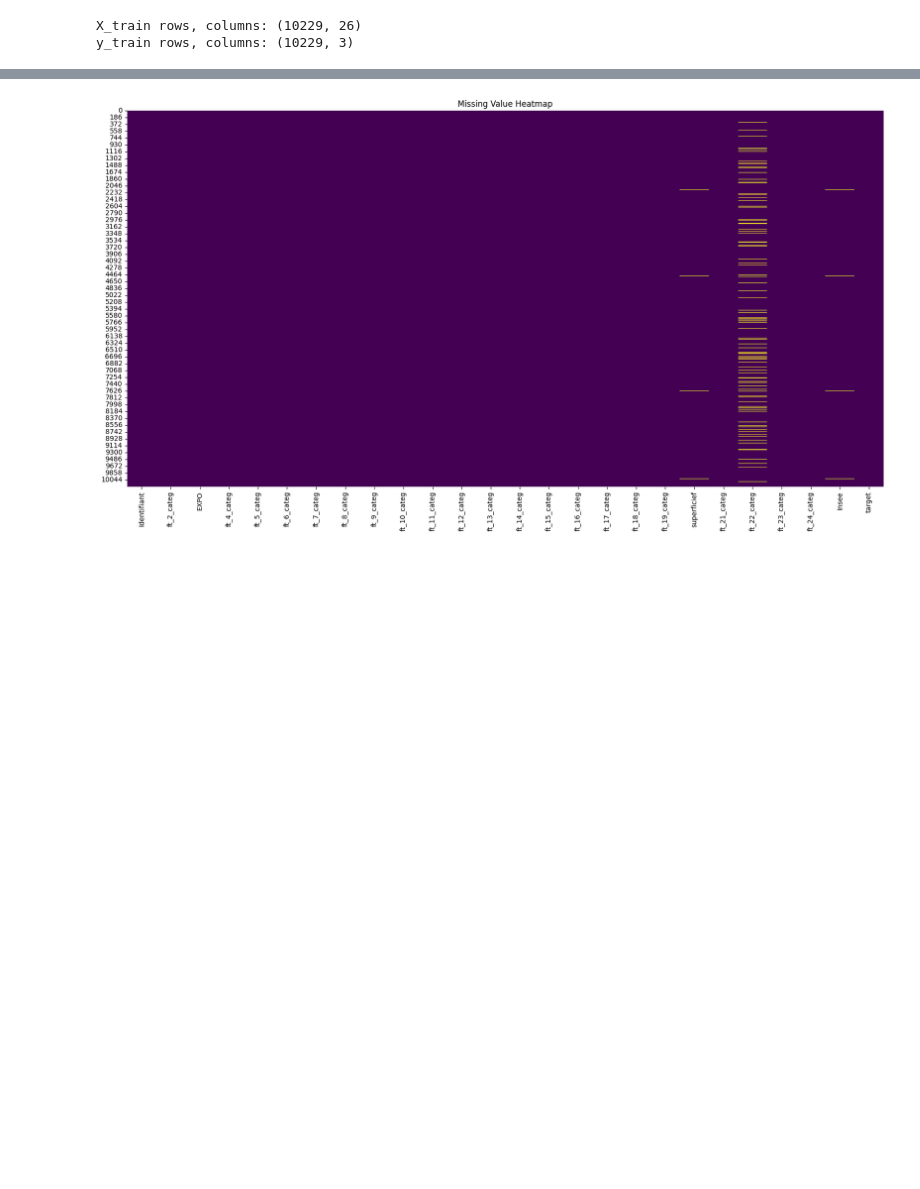
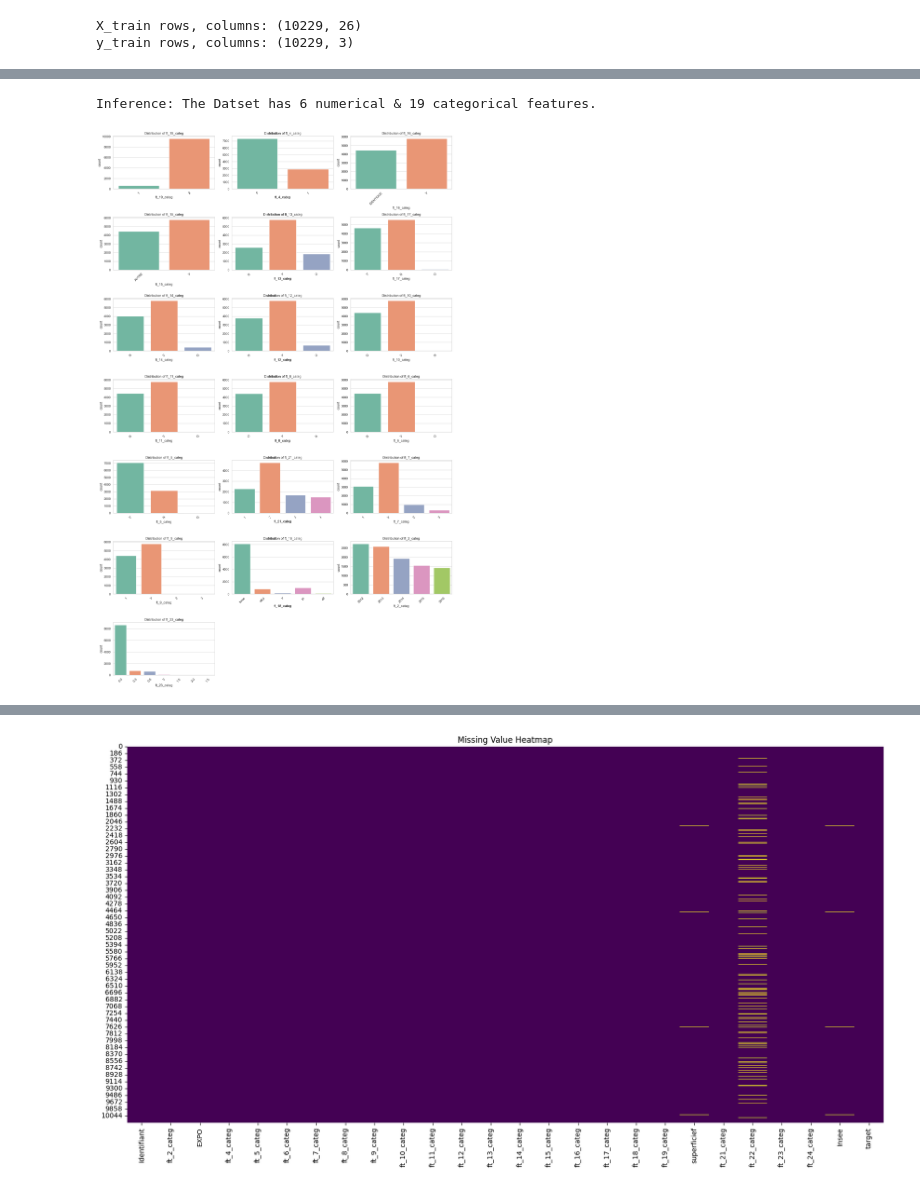
Before and after one commit to MouadBouaicha/Building-Claim-Prediction, a Jupyter notebook: main.ipynb, the cells around one changed output, grey strips where cells are left out. Cells and saved outputs as stored; diff of their text form; code cells hidden in the pictures; blank space fills up the shorter version.

```diff
--- a/main.ipynb
+++ b/main.ipynb
@@ -20,6 +20,10 @@ X_train rows, columns: (10229, 26)
 y_train rows, columns: (10229, 3)
 # %%
 # Merge the DataFrames on 'Identifiant'
-merged_df = pd.merge(X_train, y_train, on='Identifiant')
-merged_df.drop(columns=['Unnamed: 0_x', 'Unnamed: 0_y'], inplace=True)
-merged_df.to_csv('merged_data.csv', index=False)
+df = pd.merge(X_train, y_train, on='Identifiant')
+df.drop(columns=['Unnamed: 0_x', 'Unnamed: 0_y'], inplace=True)
+df.to_csv('merged_data.csv', index=False)
+# %%
+target = 'target'
+labels = ['Claimed','Not Claimed']
+features = [i for i in df.columns.values if i not in ["Identifiant", target]]
@@ -25,0 +99,33 @@ merged_df.to_csv('merged_data.csv', index=False)
+# %%
+nu = df[features].nunique().sort_values()
+nf = []; cf = []; nnf = 0; ncf = 0; #numerical & categorical features
+
+for i in range(df[features].shape[1]):
+    if nu.values[i]<=7:cf.append(nu.index[i])
+    else: nf.append(nu.index[i])
+
+print('\n\033[1mInference:\033[0m The Datset has {} numerical & {} categorical features.'.format(len(nf),len(cf)))
+# %% [output]
+Inference: The Datset has 6 numerical & 19 categorical features.
+# %%
+
+# Set the number of plots per row
+plots_per_row = 3  # Adjust based on your preference and screen size
+
+# Calculate the required number of rows to accommodate all categorical features
+num_rows = len(cf) // plots_per_row + (len(cf) % plots_per_row > 0)
+
+# Set the overall figure size
+plt.figure(figsize=(18, num_rows * 4))  # Width, Height - adjust as needed
+
+# Loop through the list of categorical features to create subplots
+for i, feature in enumerate(cf):
+    plt.subplot(num_rows, plots_per_row, i + 1)  # Rows, Columns, Plot number
+    sns.countplot(x=feature, data=df, palette='Set2')
+    plt.title(f'Distribution of {feature}')
+    plt.xticks(rotation=45)  # Rotate the labels to avoid overlap
+
+plt.tight_layout()  # Adjust the layout to prevent overlap
+plt.show()
+# %% [output]
+[figure, added]
```
Also changed, not shown: parts of 7 cells of this notebook.
